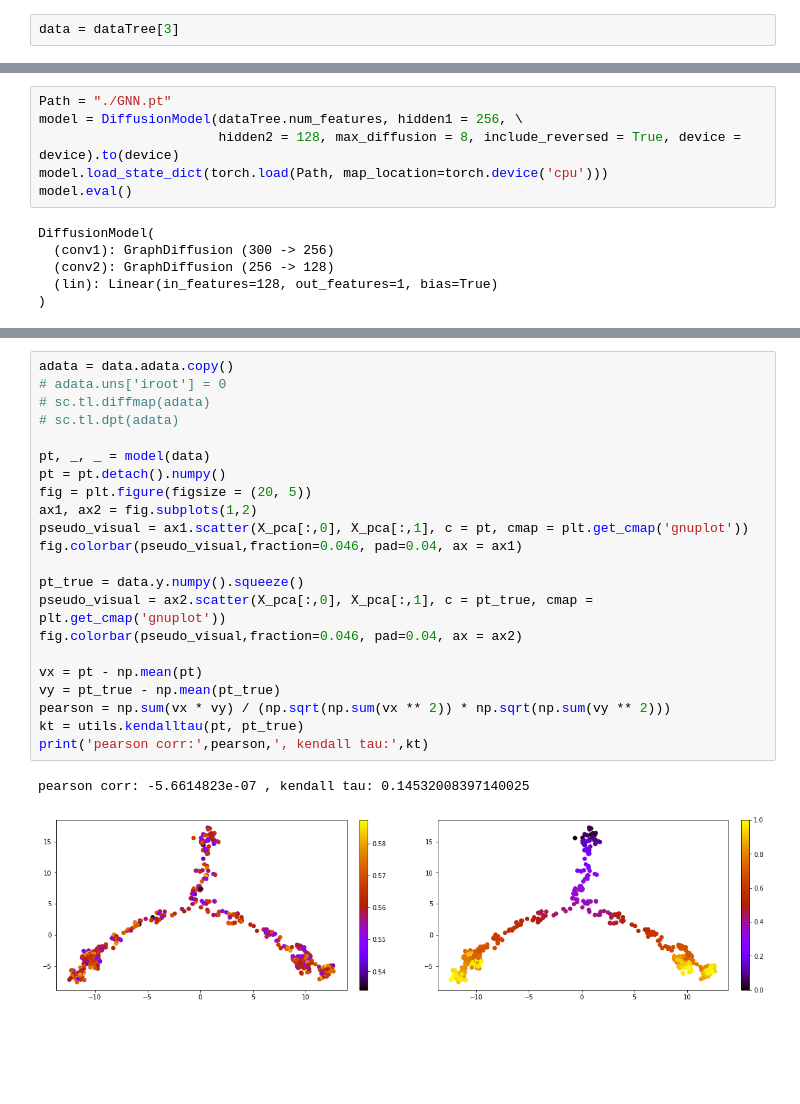
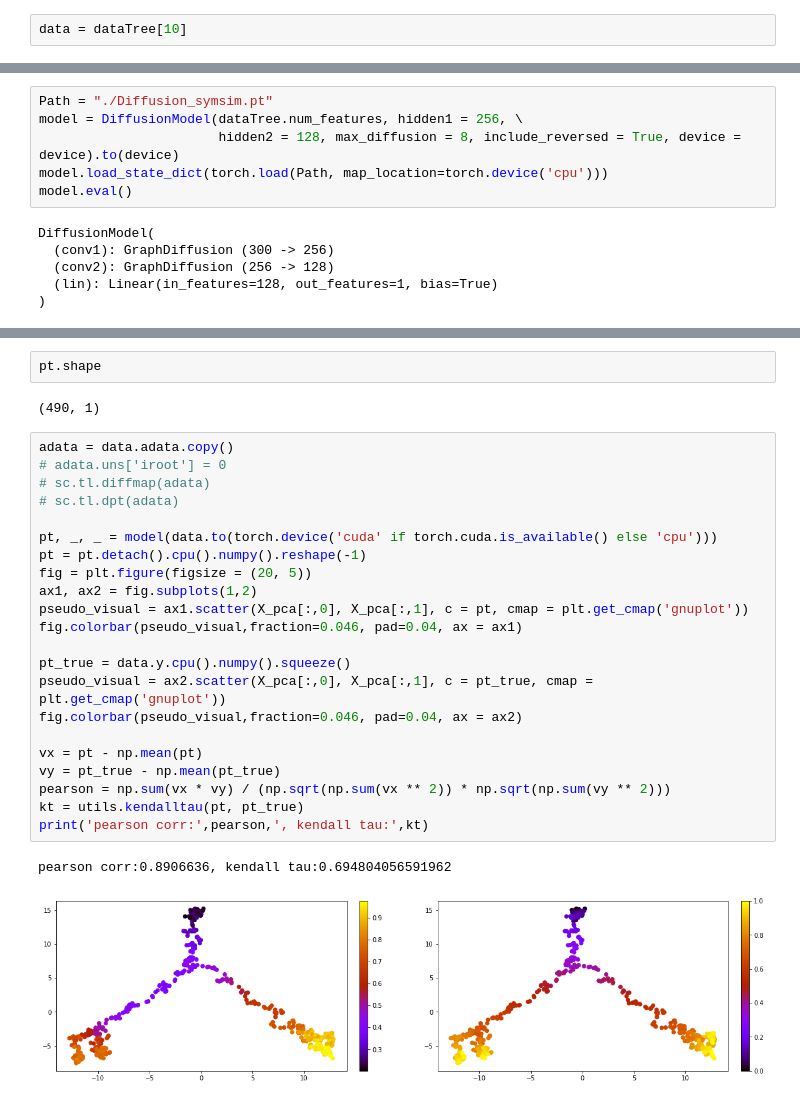
Before and after one commit to falseu/gnn_traj_inference, a Jupyter notebook: backbone_tree.ipynb, the cells around one changed output, grey strips where cells are left out. Saved outputs shown, nothing was run; the diff lists cells and outputs as text; blank space fills up the shorter version.

```diff
--- a/backbone_tree.ipynb
+++ b/backbone_tree.ipynb
@@ -51,7 +68,7 @@ dataTree.num_features
 # %% [markdown]
 # pruning better than mst
 # %%
-data = dataTree[3]
+data = dataTree[10]
 # %%
 # Use segments rather than original single cell data, much denser, have as many segments as possible. higher probability to pass through the small branches. connection of random walk further provide connection information that constraint the mst construction.
 # a segment is a smoothed version of cell data, in theory, better preserve the small branches while eliminate erroneous edges
@@ -124,7 +141,7 @@ finished
 # %% [markdown]
 # Diffusion pseudo-time
 # %%
-Path = "./GNN.pt"
+Path = "./Diffusion_symsim.pt"
 model = DiffusionModel(dataTree.num_features, hidden1 = 256, \
                        hidden2 = 128, max_diffusion = 8, include_reversed = True, device = device).to(device)
 model.load_state_dict(torch.load(Path, map_location=torch.device('cpu')))
@@ -162,28 +179,32 @@ pearson corr: 0.9720661 , kendall tau: 0.8688034723091691
+# %%
+pt.shape
+# %% [output]
+(490, 1)
 # %%
 adata = data.adata.copy()
 # adata.uns['iroot'] = 0
 # sc.tl.diffmap(adata)
 # sc.tl.dpt(adata)
 
-pt, _, _ = model(data)
-pt = pt.detach().numpy()
+pt, _, _ = model(data.to(torch.device('cuda' if torch.cuda.is_available() else 'cpu')))
+pt = pt.detach().cpu().numpy().reshape(-1)
 fig = plt.figure(figsize = (20, 5))
 ax1, ax2 = fig.subplots(1,2)
 pseudo_visual = ax1.scatter(X_pca[:,0], X_pca[:,1], c = pt, cmap = plt.get_cmap('gnuplot'))
 fig.colorbar(pseudo_visual,fraction=0.046, pad=0.04, ax = ax1)
 
-pt_true = data.y.numpy().squeeze()
+pt_true = data.y.cpu().numpy().squeeze()
 pseudo_visual = ax2.scatter(X_pca[:,0], X_pca[:,1], c = pt_true, cmap = plt.get_cmap('gnuplot'))
 fig.colorbar(pseudo_visual,fraction=0.046, pad=0.04, ax = ax2)
 
 vx = pt - np.mean(pt)
 vy = pt_true - np.mean(pt_true)
 pearson = np.sum(vx * vy) / (np.sqrt(np.sum(vx ** 2)) * np.sqrt(np.sum(vy ** 2)))
 kt = utils.kendalltau(pt, pt_true)
 print('pearson corr:',pearson,', kendall tau:',kt)
 # %% [output]
-pearson corr: -5.6614823e-07 , kendall tau: 0.14532008397140025
+pearson corr:0.8906636, kendall tau:0.694804056591962
-[figure, old version]
+[figure, new version]
 # %%
 pearsons = []
 kts = []
```
Also changed, not shown: parts of 8 cells of this notebook, 1 other file.
